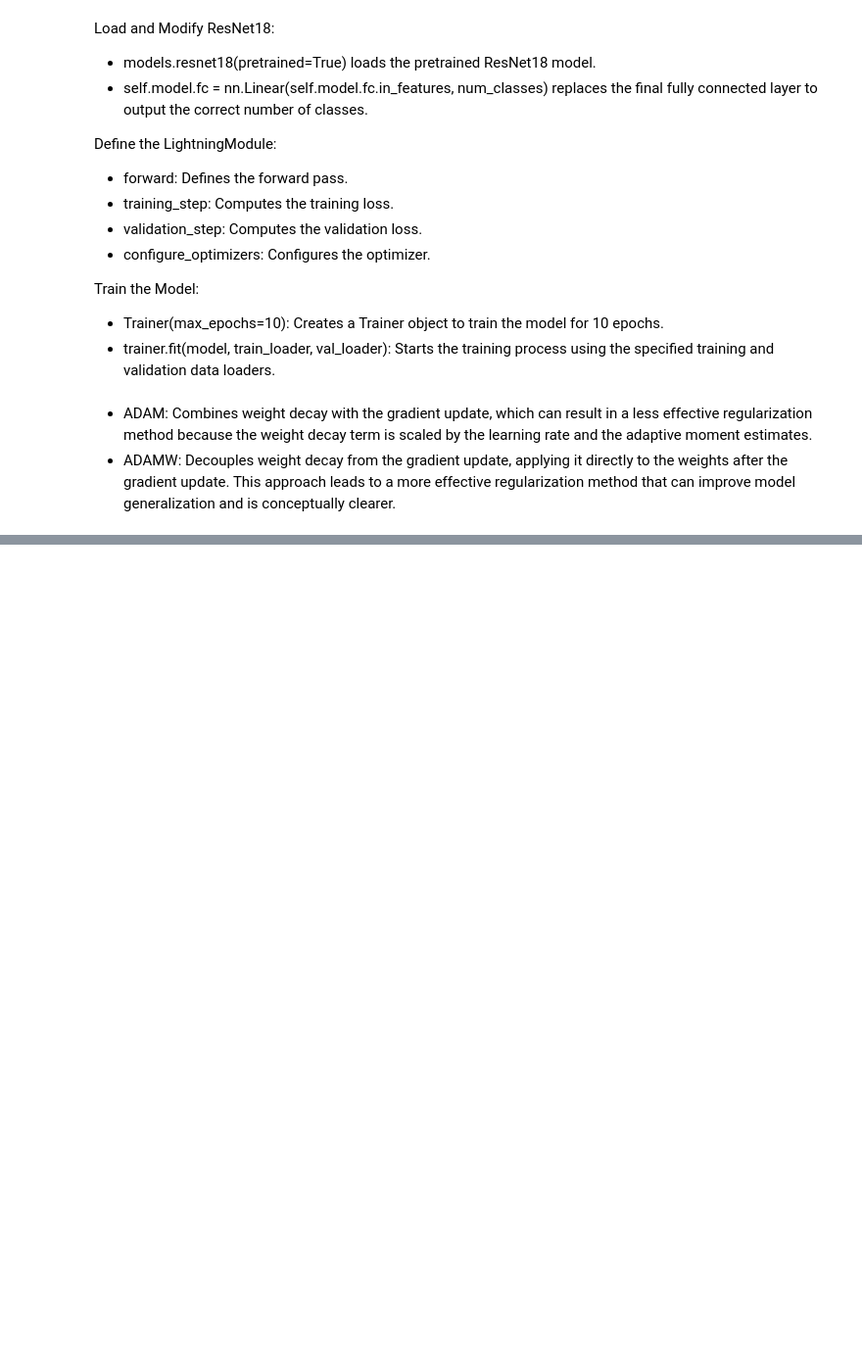
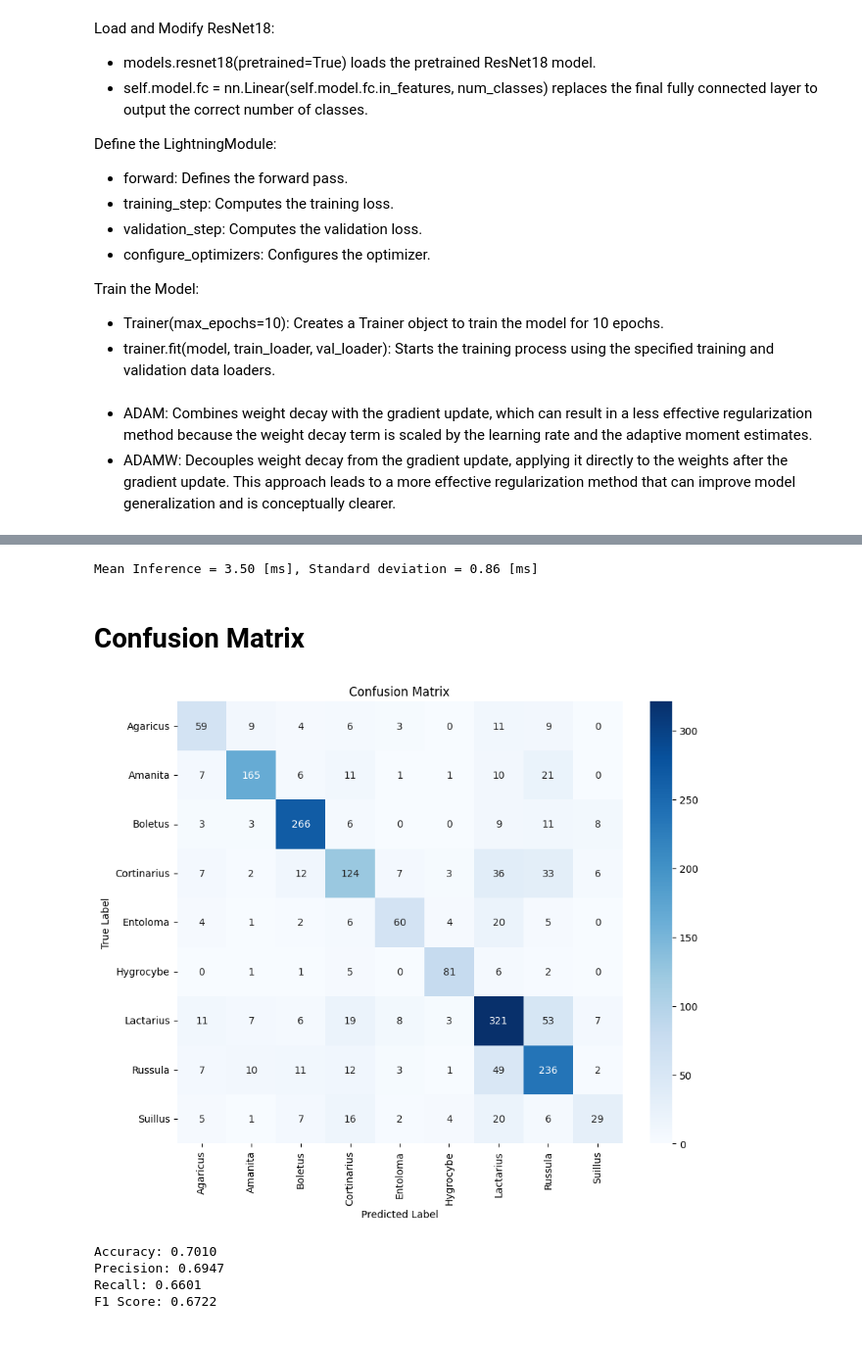
Before and after one commit to gkukse/Mushrooms_classification, a Jupyter notebook: Model.ipynb, the cells around one changed output, grey strips where cells are left out. Shown at 98% size. Drawn from its saved outputs; the diff is of its cells as text; code cells hidden in the pictures; blank space fills up the shorter version.

```diff
--- a/Model.ipynb
+++ b/Model.ipynb
@@ -164,0 +58,22 @@ Data Loaders
+# %%
+# Define PyTorch transforms
+train_transforms = transforms.Compose([
+    transforms.RandomResizedCrop(224),  # Randomly crop the image to a size of 224x224
+    transforms.RandomHorizontalFlip(),  # Randomly flip the image horizontally
+    transforms.ToTensor(),
+    transforms.Normalize(mean=[0.485, 0.456, 0.406], std=[0.229, 0.224, 0.225]),
+])
+
+val_transforms = transforms.Compose([
+    transforms.Resize(256),
+    transforms.CenterCrop(224),
+    transforms.ToTensor(),
+    transforms.Normalize(mean=[0.485, 0.456, 0.406], std=[0.229, 0.224, 0.225]),
+])
+
+test_transforms = transforms.Compose([
+    transforms.Resize(256),
+    transforms.CenterCrop(224),
+    transforms.ToTensor(),
+    transforms.Normalize(mean=[0.485, 0.456, 0.406], std=[0.229, 0.224, 0.225]),
+])
@@ -165,3 +84,8 @@ Data Loaders
 # %%
-train_loader = DataLoader(train_dataset, batch_size=batch_size, num_workers=23, shuffle=True)
-val_loader = DataLoader(val_dataset, batch_size=batch_size, num_workers=23, shuffle=False)
+# Define batch size
+batch_size = 16
+
+# Create DataLoaders
+train_loader = DataLoader(train_dataset, batch_size=batch_size, num_workers=8, shuffle=True, persistent_workers=True)
+val_loader = DataLoader(val_dataset, batch_size=batch_size, num_workers=8, shuffle=False, persistent_workers=True)
+test_loader = DataLoader(test_dataset, batch_size=batch_size, num_workers=8, shuffle=False, persistent_workers=True)
@@ -398,2 +374,4 @@ Epoch 10, global step 99: 'val_accuracy' was not in top 1
 # %%
-model = MyLightningModule.load_from_checkpoint("checkpoints\mushroom-classifier-epoch=12-val_accuracy=0.42.ckpt")
+best_model = MyLightningModule.load_from_checkpoint("checkpoints\\mushroom-classifier-epoch=32-val_accuracy=0.69.ckpt")
+torch.save(best_model, 'transfer_learning_model.pth')
+best_model = torch.load('transfer_learning_model.pth')
@@ -456,0 +401,19 @@ checkpoint.keys()
+# %%
+help_tool.mean_inference_time(best_model)
+# %% [output]
+Mean Inference = 3.50 [ms], Standard deviation = 0.86 [ms]
+# %% [markdown]
+# Confusion Matrix
+# %%
+help_tool.confusion_matrix_plot(best_model, test_dataset, test_loader)
+# %% [output]
+[figure, added]
+# %%
+help_tool.get_model_metrics(best_model, test_dataset, batch_size)
+# %% [output]
+Accuracy: 0.7010
+Precision: 0.6947
+Recall: 0.6601
+F1 Score: 0.6722
+# %% [markdown]
+<!-- checkpoint.keys() -->
```
Also changed, not shown: parts of 46 cells of this notebook, 2 other files.
